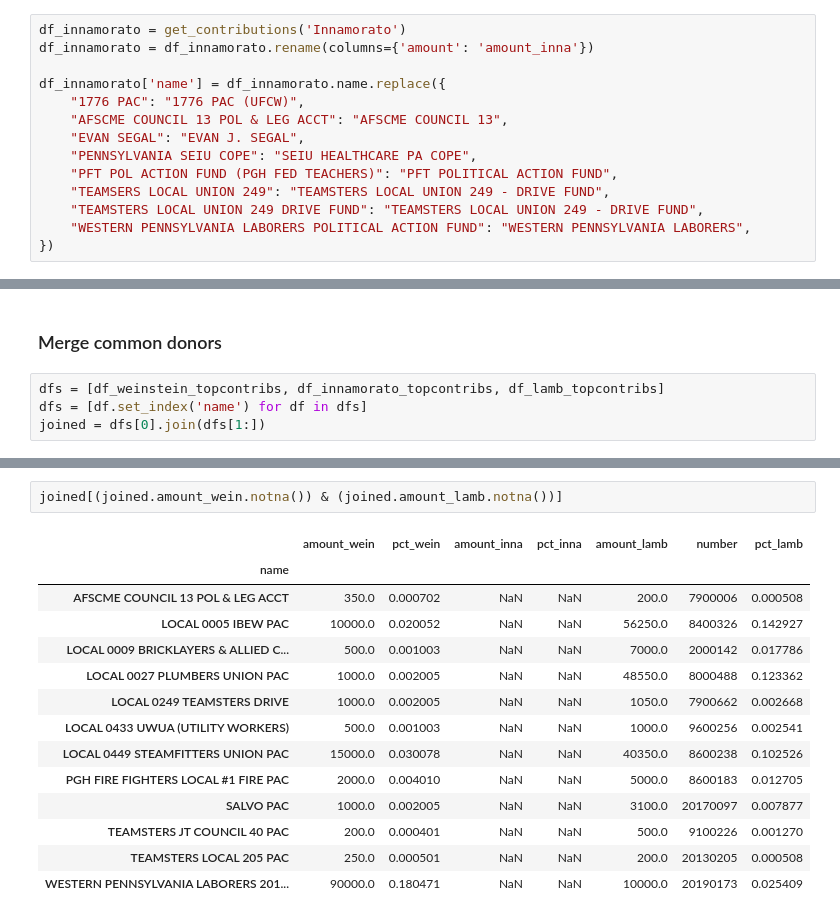
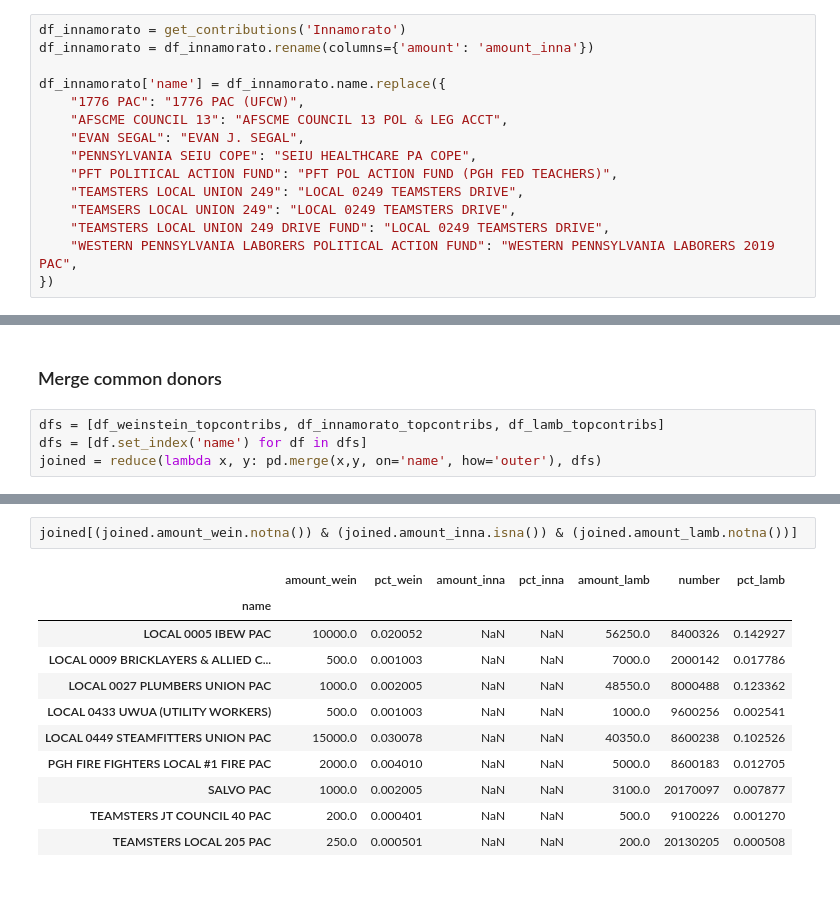
Before and after one commit to maclover7/execfinance, a Jupyter notebook: analysis.ipynb, the cells around one changed output, grey strips where cells are left out. Drawn from its saved outputs; the diff is of its cells as text; blank space fills up the shorter version.

Commit message:
Outer three-way merge on candidate cmtes

```diff
--- a/analysis.ipynb
+++ b/analysis.ipynb
@@ -107,13 +108,14 @@ df_innamorato = df_innamorato.rename(columns={'amount': 'amount_inna'})
 
 df_innamorato['name'] = df_innamorato.name.replace({
     "1776 PAC": "1776 PAC (UFCW)",
-    "AFSCME COUNCIL 13 POL & LEG ACCT": "AFSCME COUNCIL 13",
+    "AFSCME COUNCIL 13": "AFSCME COUNCIL 13 POL & LEG ACCT",
     "EVAN SEGAL": "EVAN J. SEGAL",
     "PENNSYLVANIA SEIU COPE": "SEIU HEALTHCARE PA COPE",
-    "PFT POL ACTION FUND (PGH FED TEACHERS)": "PFT POLITICAL ACTION FUND",
-    "TEAMSERS LOCAL UNION 249": "TEAMSTERS LOCAL UNION 249 - DRIVE FUND",
-    "TEAMSTERS LOCAL UNION 249 DRIVE FUND": "TEAMSTERS LOCAL UNION 249 - DRIVE FUND",
-    "WESTERN PENNSYLVANIA LABORERS POLITICAL ACTION FUND": "WESTERN PENNSYLVANIA LABORERS",
+    "PFT POLITICAL ACTION FUND": "PFT POL ACTION FUND (PGH FED TEACHERS)",
+    "TEAMSTERS LOCAL UNION 249": "LOCAL 0249 TEAMSTERS DRIVE",
+    "TEAMSERS LOCAL UNION 249": "LOCAL 0249 TEAMSTERS DRIVE",
+    "TEAMSTERS LOCAL UNION 249 DRIVE FUND": "LOCAL 0249 TEAMSTERS DRIVE",
+    "WESTERN PENNSYLVANIA LABORERS POLITICAL ACTION FUND": "WESTERN PENNSYLVANIA LABORERS 2019 PAC",
 })
 # %%
 df_innamorato_topcontribs = df_innamorato.groupby('name').amount_inna.sum().to_frame().reset_index()
@@ -222,7 +224,7 @@ df_lamb_topcontribs[['number', 'name', 'amount_lamb', 'pct_lamb']].sort_values(b
 # %%
 dfs = [df_weinstein_topcontribs, df_innamorato_topcontribs, df_lamb_topcontribs]
 dfs = [df.set_index('name') for df in dfs]
-joined = dfs[0].join(dfs[1:])
+joined = reduce(lambda x, y: pd.merge(x,y, on='name', how='outer'), dfs)
 # %%
 joined[(joined.amount_wein.notna()) & (joined.amount_inna.notna()) & (joined.amount_lamb.notna())]
 # %% [output]
@@ -231,17 +247,14 @@ joined[(joined.amount_wein.notna()) & (joined.amount_inna.notna()) & (joined.amo
 # %%
-joined[(joined.amount_wein.notna()) & (joined.amount_lamb.notna())]
+joined[(joined.amount_wein.notna()) & (joined.amount_inna.isna()) & (joined.amount_lamb.notna())]
 # %% [output]
 |  | amount_wein | pct_wein | amount_inna | pct_inna | amount_lamb | number | pct_lamb |
 | name |  |  |  |  |  |  |  |
-| AFSCME COUNCIL 13 POL & LEG ACCT | 350.0 | 0.000702 | NaN | NaN | 200.0 | 7900006 | 0.000508 |
 | LOCAL 0005 IBEW PAC | 10000.0 | 0.020052 | NaN | NaN | 56250.0 | 8400326 | 0.142927 |
 | LOCAL 0009 BRICKLAYERS & ALLIED C... | 500.0 | 0.001003 | NaN | NaN | 7000.0 | 2000142 | 0.017786 |
 | LOCAL 0027 PLUMBERS UNION PAC | 1000.0 | 0.002005 | NaN | NaN | 48550.0 | 8000488 | 0.123362 |
-| LOCAL 0249 TEAMSTERS DRIVE | 1000.0 | 0.002005 | NaN | NaN | 1050.0 | 7900662 | 0.002668 |
 | LOCAL 0433 UWUA (UTILITY WORKERS) | 500.0 | 0.001003 | NaN | NaN | 1000.0 | 9600256 | 0.002541 |
 | LOCAL 0449 STEAMFITTERS UNION PAC | 15000.0 | 0.030078 | NaN | NaN | 40350.0 | 8600238 | 0.102526 |
 | PGH FIRE FIGHTERS LOCAL #1 FIRE PAC | 2000.0 | 0.004010 | NaN | NaN | 5000.0 | 8600183 | 0.012705 |
 | SALVO PAC | 1000.0 | 0.002005 | NaN | NaN | 3100.0 | 20170097 | 0.007877 |
 | TEAMSTERS JT COUNCIL 40 PAC | 200.0 | 0.000401 | NaN | NaN | 500.0 | 9100226 | 0.001270 |
 | TEAMSTERS LOCAL 205 PAC | 250.0 | 0.000501 | NaN | NaN | 200.0 | 20130205 | 0.000508 |
-| WESTERN PENNSYLVANIA LABORERS 201... | 90000.0 | 0.180471 | NaN | NaN | 10000.0 | 20190173 | 0.025409 |
```
Also changed, not shown: parts of 4 cells of this notebook.
